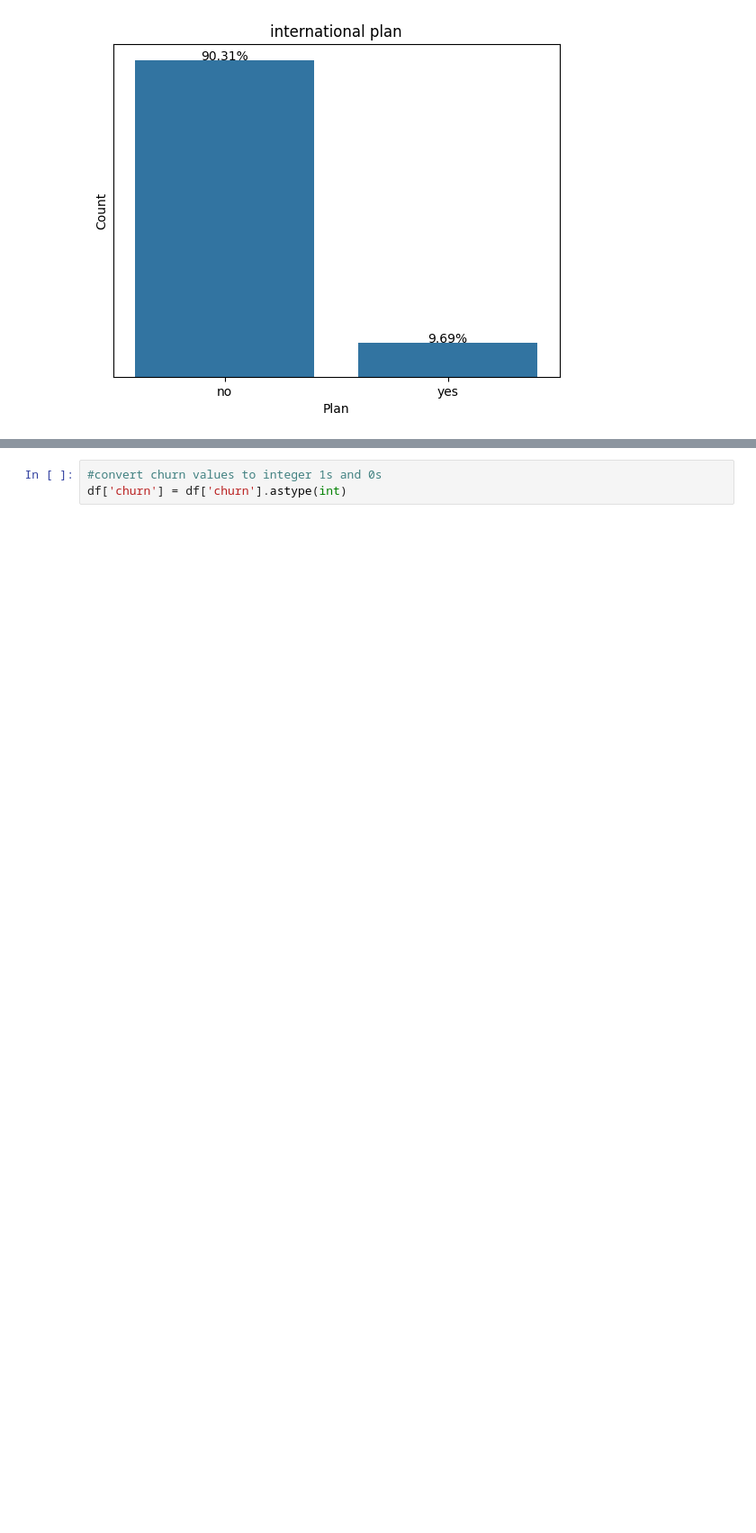
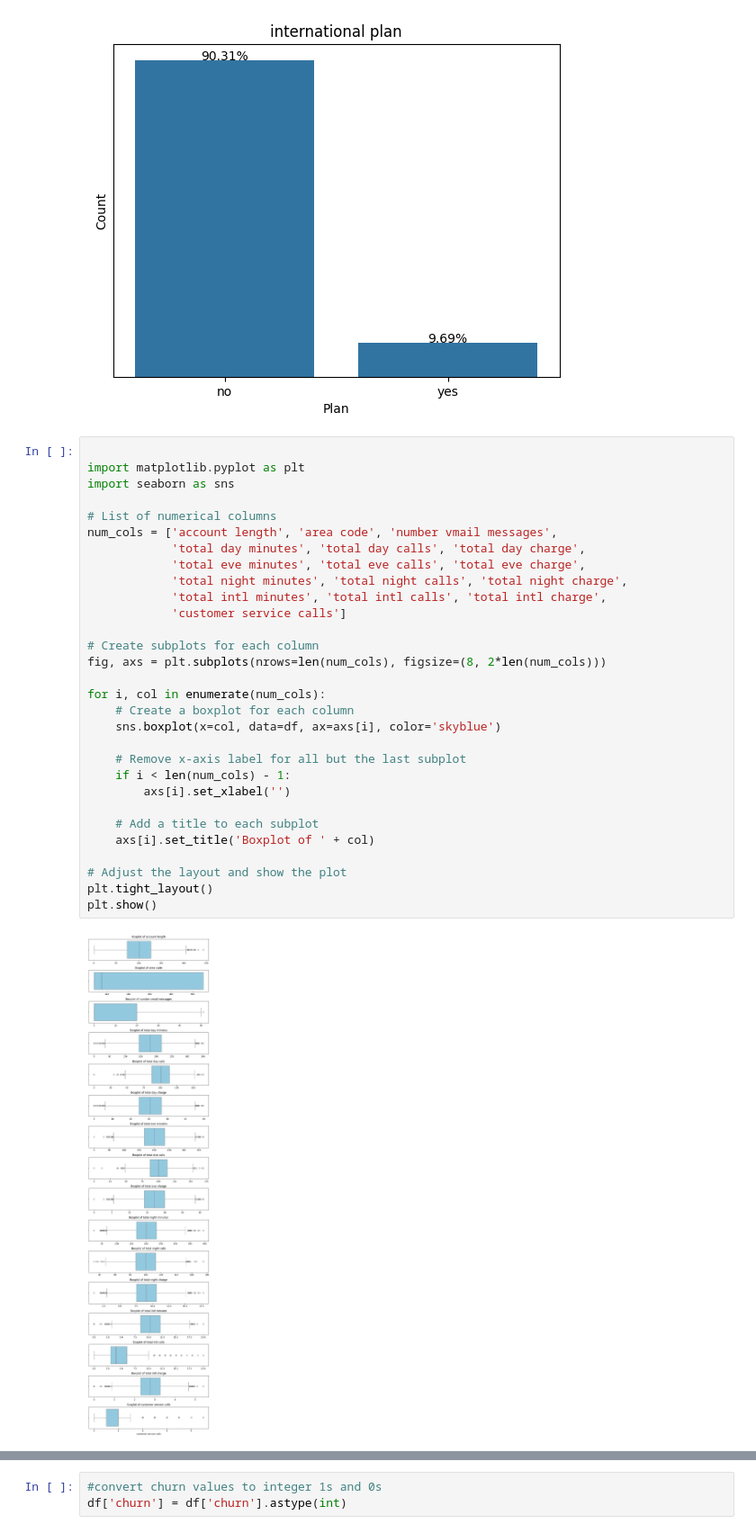
Before and after one commit to cynthiajepkogei/project-phase-3, a Jupyter notebook: notebook.ipynb, the cells around one changed output, grey strips where cells are left out. Shown: that part at 90% size. Saved outputs shown, nothing was run; the diff lists cells and outputs as text; blank space fills up the shorter version.

```diff
--- a/notebook.ipynb
+++ b/notebook.ipynb
@@ -258,5 +312,37 @@ plt.yticks([])
 plt.show()
 # %% [output]
 [figure]
+# %%
+
+import matplotlib.pyplot as plt
+import seaborn as sns
+
+# List of numerical columns
+num_cols = ['account length', 'area code', 'number vmail messages',
+            'total day minutes', 'total day calls', 'total day charge',
+            'total eve minutes', 'total eve calls', 'total eve charge',
+            'total night minutes', 'total night calls', 'total night charge',
+            'total intl minutes', 'total intl calls', 'total intl charge',
+            'customer service calls']
+
+# Create subplots for each column
+fig, axs = plt.subplots(nrows=len(num_cols), figsize=(8, 2*len(num_cols)))
+
+for i, col in enumerate(num_cols):
+    # Create a boxplot for each column
+    sns.boxplot(x=col, data=df, ax=axs[i], color='skyblue')
+
+    # Remove x-axis label for all but the last subplot
+    if i < len(num_cols) - 1:
+        axs[i].set_xlabel('')
+
+    # Add a title to each subplot
+    axs[i].set_title('Boxplot of ' + col)
+
+# Adjust the layout and show the plot
+plt.tight_layout()
+plt.show()
+# %% [output]
+[figure, added]
 # %%
 
```
Also changed, not shown: parts of 32 cells of this notebook.
